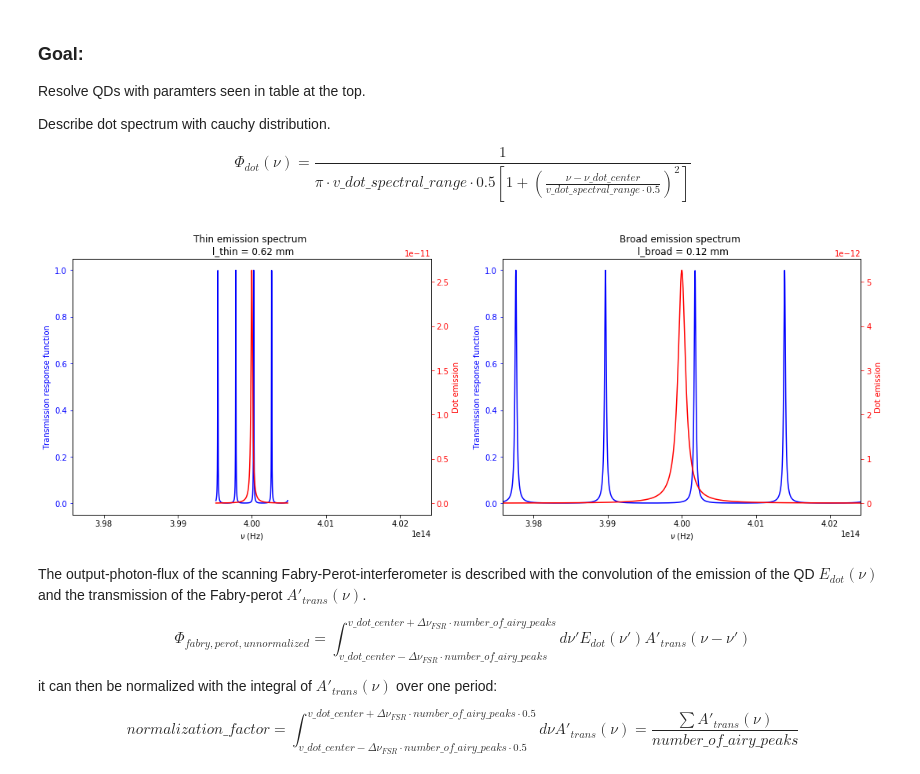
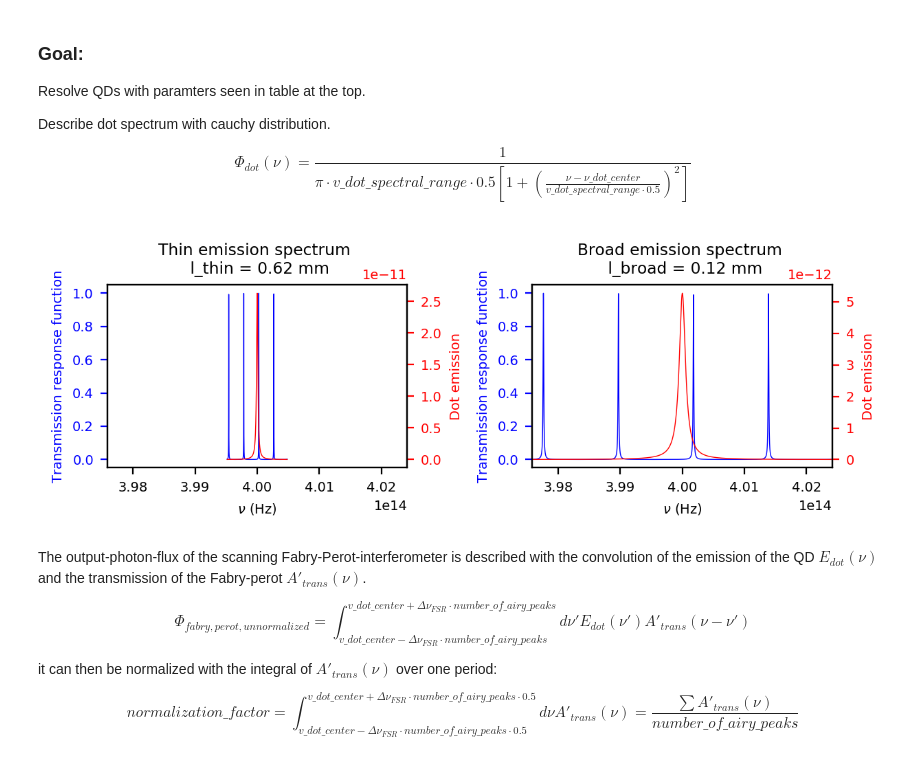
Before and after one commit to JKU-HFP/Sizing_Fabry_Perot_Interferometer, a Jupyter notebook: Sizing_Fabry_Perot_Interferometer.ipynb, the cells around one changed output. Saved outputs shown, nothing was run; the diff lists cells and outputs as text; code cells hidden in the pictures.

Commit message:
Change plots to global settings

```diff
--- a/Sizing_Fabry_Perot_Interferometer.ipynb
+++ b/Sizing_Fabry_Perot_Interferometer.ipynb
@@ -9,0 +14,2 @@ warnings.simplefilter(action='ignore', category=FutureWarning)
+# %%
+FIGURE_PATH = "../../Masterthesis/figures/plots/fabry-perot/"
@@ -10,3 +21,10 @@ warnings.simplefilter(action='ignore', category=FutureWarning)
+# %%
+plt.rcParams.update({
+    'font.size': 7,
+    'figure.dpi': 200,
+    'figure.figsize': (6.2, 2.2),
+    'lines.linewidth': 0.5,
+})
 # %% [markdown]
 # Sizing Fabry Perot Interferometer
 # %% [markdown]
@@ -19,5 +37,5 @@ ThorLab-mirrors are available with R = 93%, these should be a suitable starting
 # %%
-R_1 = R_2 = 0.93
+R_1 = R_2 = 0.97
 # %%
 v_dot_spectral_range_thin = 24.20 * 10**9
 v_dot_spectral_range_broad = 120.90 * 10**9
@@ -110,33 +128,35 @@ phi_dot_thin = calc_phi_dot(V_thin, v_dot_center, v_dot_spectral_range_thin)
 phi_dot_broad = calc_phi_dot(V_broad, v_dot_center, v_dot_spectral_range_broad)
 # %%
 fig, (ax1_thin, ax1_broad) = plt.subplots(1, 2)
-fig.set_size_inches(18, 6)
 
 ax1_thin.plot(V_thin, A_prime_trans(V_thin, R_1, R_2, l_thin), "b", label="Transmission Fabry Perot")
 ax1_thin.set_xlim(v_boundaries_broad)
 ax1_thin.set_xlabel(r"$\nu$ (Hz)")
 ax1_thin.set_ylabel("Transmission response function", color="b")
 ax1_thin.tick_params("y", colors="b")
 ax1_thin.set_title(f"Thin emission spectrum \n l_thin = {l_thin * 10**3:.02f} mm")
 
 ax2_thin = ax1_thin.twinx()
 ax2_thin.plot(V_thin, phi_dot_thin, "r", label=r"$\Phi_{dot}(\nu)$")
 ax2_thin.set_ylabel("Dot emission", color="r")
 ax2_thin.tick_params("y", colors="r")
 
 ax1_broad.plot(V_broad, A_prime_trans(V_broad, R_1, R_2, l_broad), "b", label="Transmission Fabry Perot")
 ax1_broad.set_xlim(v_boundaries_broad)
 ax1_broad.set_xlabel(r"$\nu$ (Hz)")
 ax1_broad.set_ylabel("Transmission response function", color="b")
 ax1_broad.tick_params("y", colors="b")
 ax1_broad.set_title(f"Broad emission spectrum \n l_broad = {l_broad * 10**3:.02f} mm")
 
 ax2_broad = ax1_broad.twinx()
 ax2_broad.plot(V_broad, phi_dot_broad, "r", label=r"$\Phi_{dot}(\nu)$")
 ax2_broad.set_ylabel("Dot emission", color="r")
 ax2_broad.tick_params("y", colors="r")
+
+fig.tight_layout()
+fig.savefig(FIGURE_PATH + "simulation-comparison-dot-fabry-perot-modes.pdf")
 # %% [output]
-[figure, old version]
+[figure, new version]
 # %% [markdown]
 The output-photon-flux of the scanning Fabry-Perot-interferometer is described with the convolution of the emission of the QD $E_{dot}(\nu)$ and the transmission of the Fabry-perot $A'_{trans}(\nu)$.
 
```
Also changed, not shown: parts of 13 cells of this notebook.
